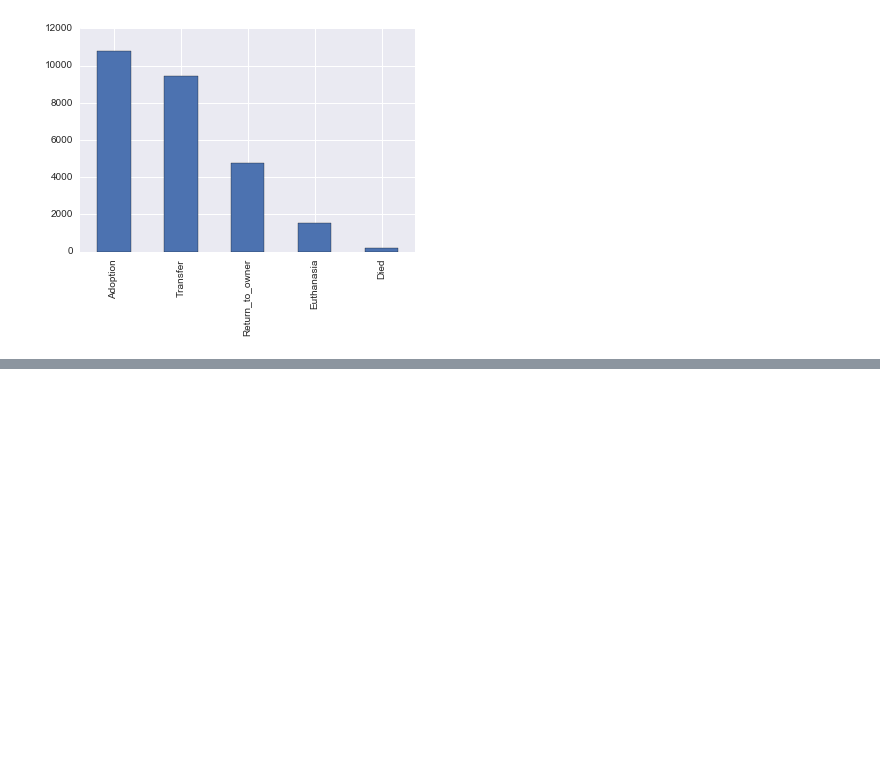
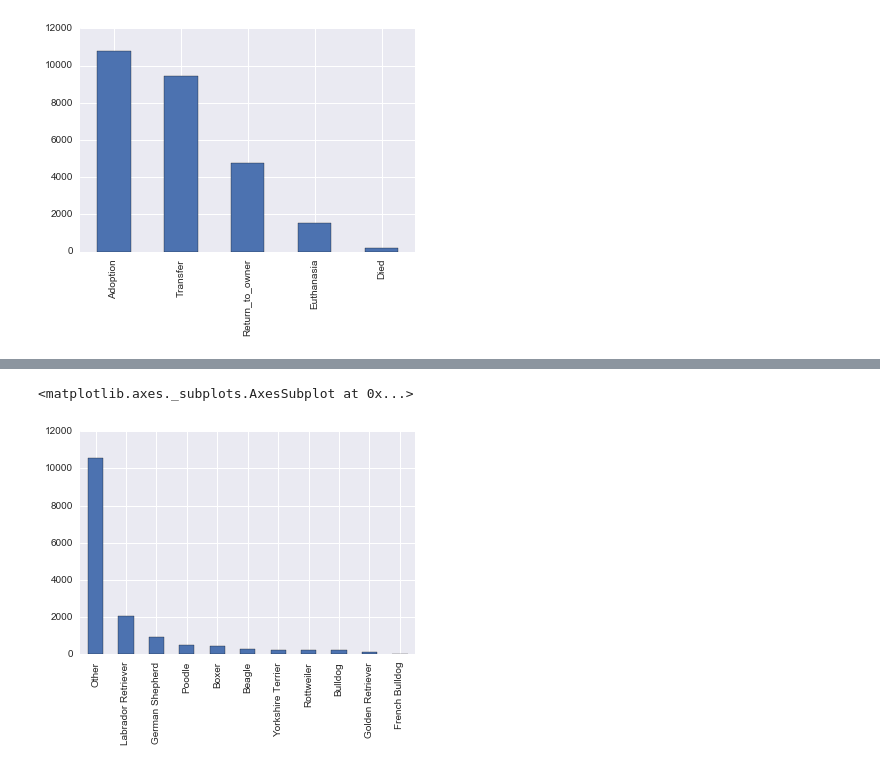
Before and after one commit to mg826/Data_Mining, a Jupyter notebook: Project1_Exploration_Visualization_Dreduce.ipynb, the cells around one changed output, grey strips where cells are left out. Cells and saved outputs as stored; diff of their text form; code cells hidden in the pictures; blank space fills up the shorter version.

```diff
--- a/Project1_Exploration_Visualization_Dreduce.ipynb
+++ b/Project1_Exploration_Visualization_Dreduce.ipynb
@@ -273,0 +287,24 @@ df.OutcomeType.value_counts().plot(kind='bar')
+# %%
+# Source: http://www.petinsurance.com/healthzone/pet-articles/pet-breeds/Top-10-Dog-Breeds.aspx
+
+TopDogBreeds = ['Boxer', 'Rottweiler', 'Poodle', 'Yorkshire Terrier',
+                'French Bulldog', 'Beagle', 'Bulldog',
+                'Golden Retriever', 'German Shepherd', 'Labrador Retriever']
+
+DogBreedTop = []
+for i in df['Breed_orig']:
+    matched = False
+    for topBreed in TopDogBreeds:
+        if topBreed in i:
+            DogBreedTop.append(topBreed)
+            matched = True
+            break
+    if not matched:
+        DogBreedTop.append('Other')
+
+df['DogBreedTop'] = DogBreedTop
+# %%
+df.loc[df.AnimalType == 'Dog', 'DogBreedTop'].value_counts().plot(kind='bar')
+# %% [output]
+<matplotlib.axes._subplots.AxesSubplot at 0x...>
+[figure, added]
```
Also changed, not shown: parts of 4 cells of this notebook.
